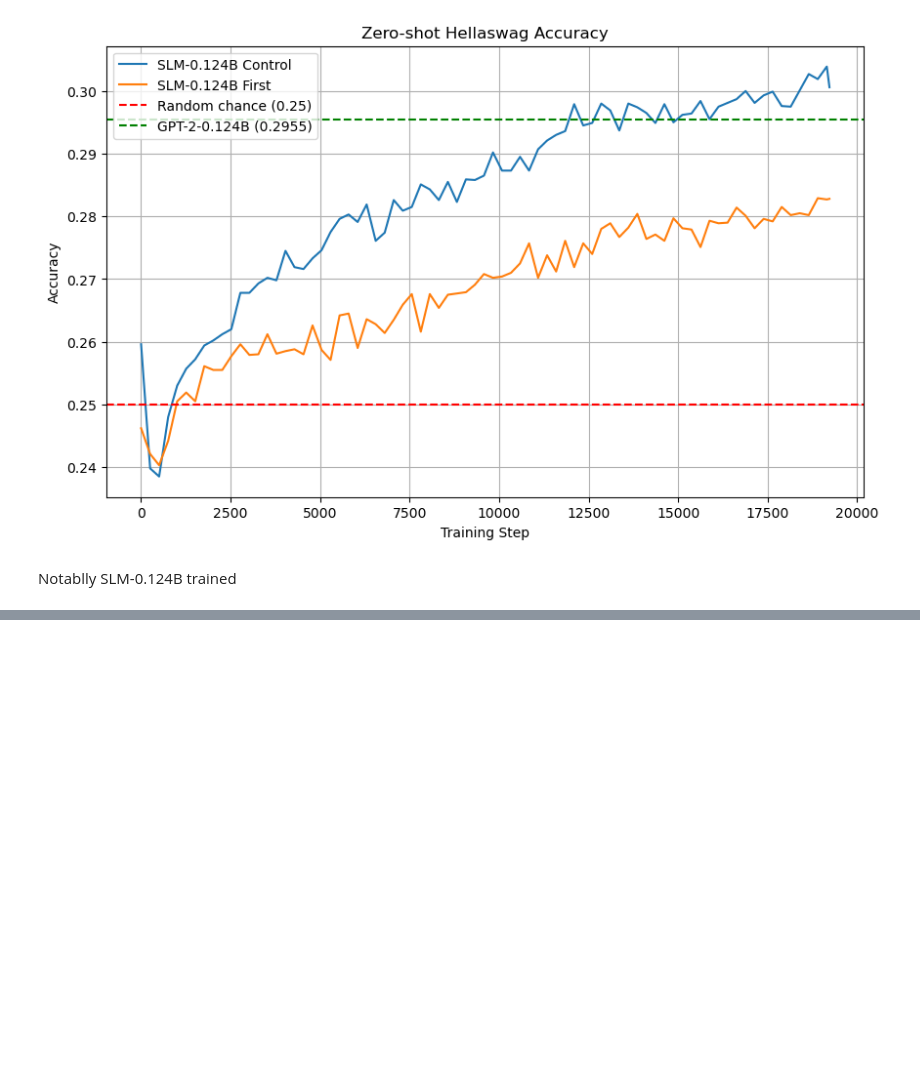
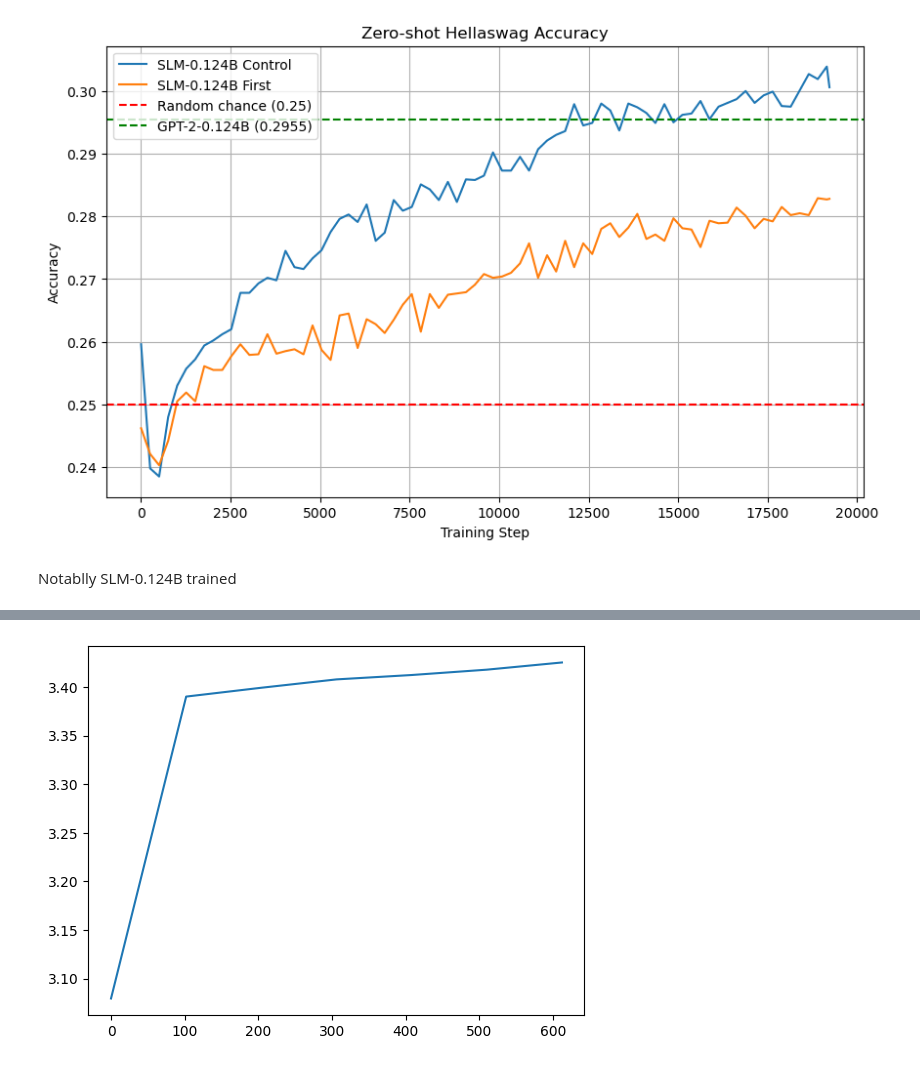
Before and after one commit to hachoj/ImportantProjects, a Jupyter notebook: LLMs/SLM/knowledge_distilation.ipynb, the cells around one changed output, grey strips where cells are left out. Drawn from its saved outputs; the diff is of its cells as text; code cells hidden in the pictures; blank space fills up the shorter version.

```diff
--- a/LLMs/SLM/knowledge_distilation.ipynb
+++ b/LLMs/SLM/knowledge_distilation.ipynb
@@ -87,0 +87,5 @@ tokenizer = AutoTokenizer.from_pretrained("allenai/OLMo-1B-hf")
+# %%
+plt.plot(val_data_kd["value"])
+plt.show()
+# %% [output]
+[figure, added]
```
Also changed, not shown: parts of 4 cells of this notebook, 3 other files.
